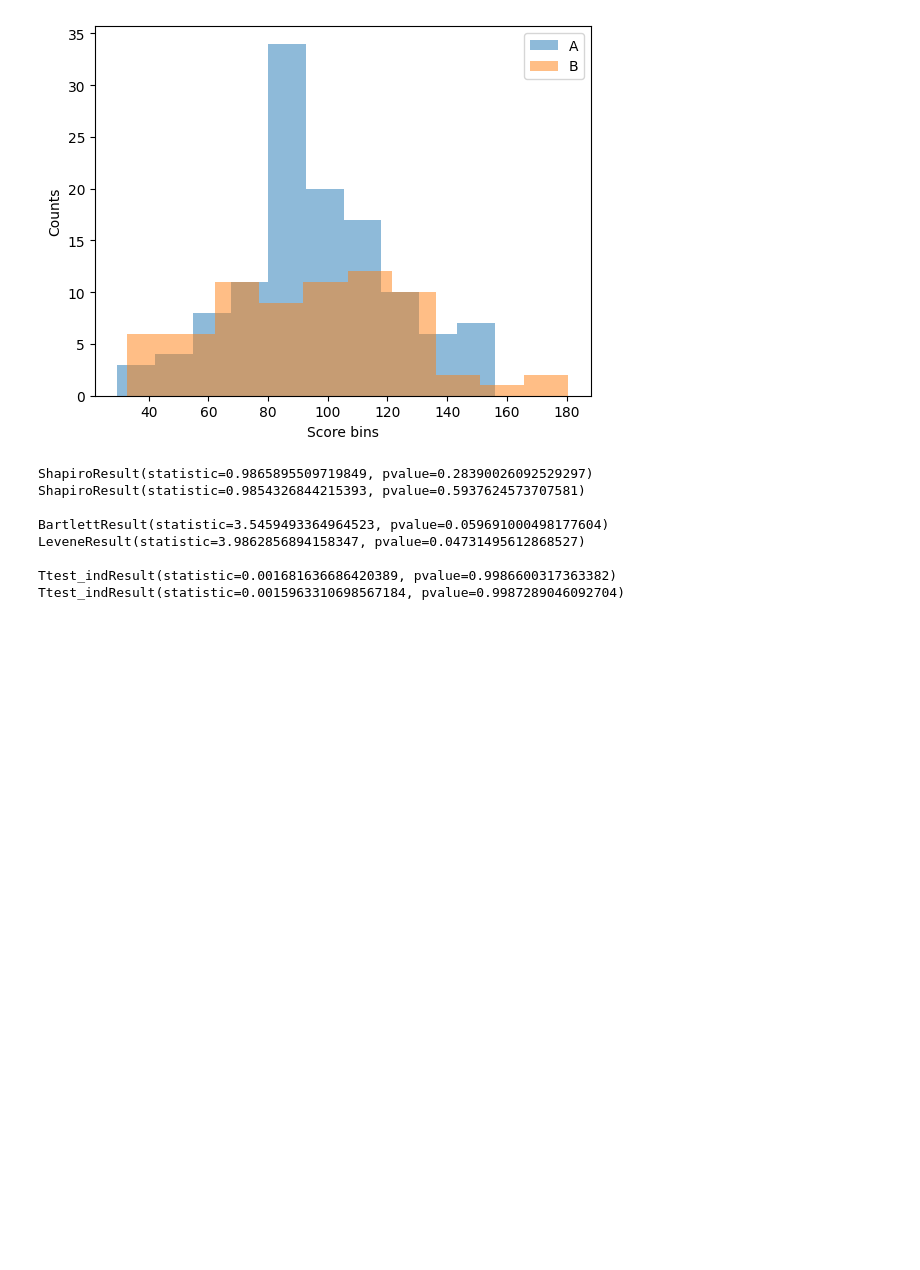
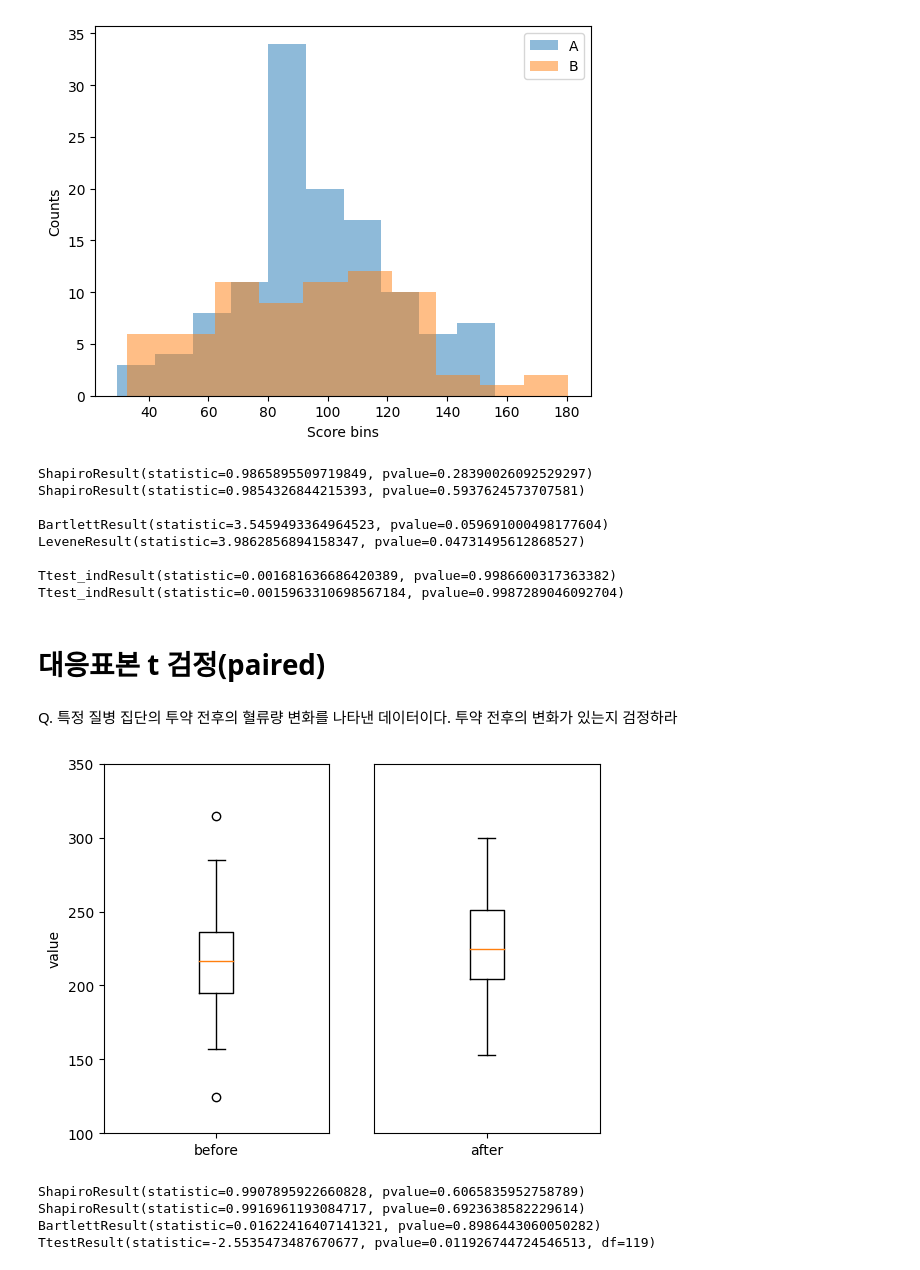
Before and after one commit to HyunJW/Pandas_practice, a Jupyter notebook: 빅분기실기연습/작업_3유형.ipynb, the cells around one changed output. Saved outputs shown, nothing was run; the diff lists cells and outputs as text; code cells hidden in the pictures; blank space fills up the shorter version.

Commit message:
작업2유형/대응표본 t 검정

```diff
--- a/빅분기실기연습/작업_3유형.ipynb
+++ b/빅분기실기연습/작업_3유형.ipynb
@@ -440,3 +440,46 @@ LeveneResult(statistic=3.9862856894158347, pvalue=0.04731495612868527)
 
 Ttest_indResult(statistic=0.001681636686420389, pvalue=0.9986600317363382)
 Ttest_indResult(statistic=0.0015963310698567184, pvalue=0.9987289046092704)
+# %% [markdown]
+# 대응표본 t 검정(paired)
+# %% [markdown]
+Q. 특정 질병 집단의 투약 전후의 혈류량 변화를 나타낸 데이터이다. 투약 전후의 변화가 있는지 검정하라
+# %%
+import pandas as pd
+import matplotlib.pyplot as plt
+df = pd.read_csv('https://raw.githubusercontent.com/Datamanim/datarepo/main/scipy/rel2.csv')
+
+fig ,ax = plt.subplots(1,2)
+ax[0].boxplot(df['before'])
+ax[1].boxplot(df['after'])
+ax[0].set_xticklabels(['before'])
+ax[1].set_xticklabels(['after'])
+ax[0].set_ylim(100,350)
+ax[1].set_ylim(100,350)
+ax[1].get_yaxis().set_visible(False)
+ax[0].set_ylabel('value')
+plt.show()
+# %% [output]
+[figure, added]
+# %%
+before = df['before']
+after = df['after']
+
+from scipy.stats import shapiro
+print(shapiro(before))
+print(shapiro(after))
+# 샤피로 검정 결과 p-value는 두 그룹 모두 0.05보다 크므로 귀무가설을 기각할 수 없다. 즉, 정규성을 만족한다.
+
+from scipy.stats import bartlett
+print(bartlett(before, after))
+# 바틀렛 검정 결과 두 그룹은 등분산이다.
+
+from scipy.stats import ttest_rel
+print(ttest_rel(before, after))
+# 대응표본 t 검정 결과 p-value는 0.05보다 작으므로 귀무가설("전 후 평균은 같다")를 기각한다.
+# 즉, 전 후 평균은 같지 않다.
+# %% [output]
+ShapiroResult(statistic=0.9907895922660828, pvalue=0.6065835952758789)
+ShapiroResult(statistic=0.9916961193084717, pvalue=0.6923638582229614)
+BartlettResult(statistic=0.01622416407141321, pvalue=0.8986443060050282)
+TtestResult(statistic=-2.5535473487670677, pvalue=0.011926744724546513, df=119)
```
Also changed, not shown: parts of 9 cells of this notebook.
